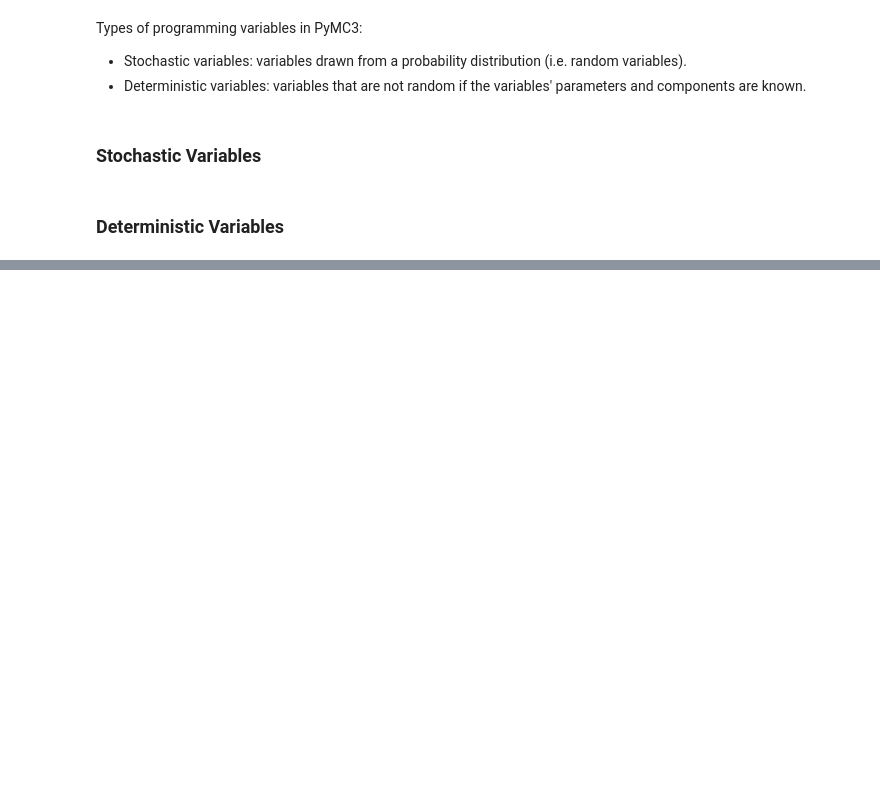
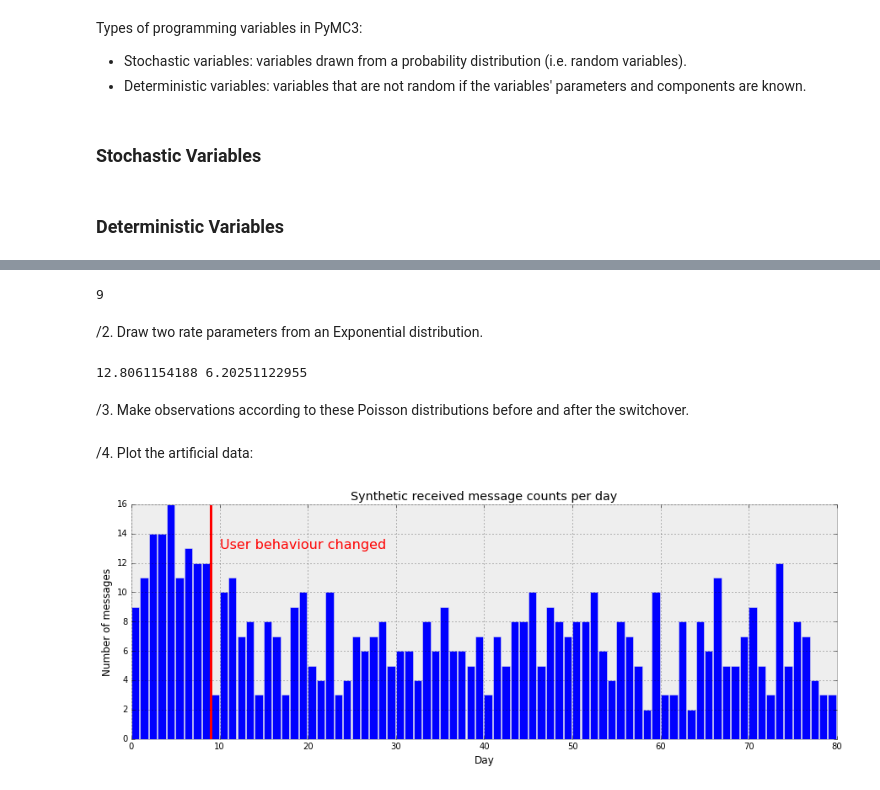
Before and after one commit to JeromeWynne/Probabilistic-Programming-and-Bayesian-Methods-for-Hackers, a Jupyter notebook: Chapter 2 - More on PyMC3.ipynb, the cells around one changed output, grey strips where cells are left out. Cells and saved outputs as stored; diff of their text form; code cells hidden in the pictures; blank space fills up the shorter version.

```diff
--- a/Chapter 2 - More on PyMC3.ipynb
+++ b/Chapter 2 - More on PyMC3.ipynb
@@ -80,0 +161,28 @@ with model:
+# %%
+tau = np.random.randint(0, 80) # Value of a Uniform dist r.v.
+print(tau)
+# %% [output]
+9
+# %% [markdown]
+/2. Draw two rate parameters from an Exponential distribution.
+# %%
+alpha = 1./20.
+lambda_1, lambda_2 = np.random.exponential(scale=1/alpha, size=2)
+print(lambda_1, lambda_2)
+# %% [output]
+12.8061154188 6.20251122955
+# %% [markdown]
+/3. Make observations according to these Poisson distributions before and after the switchover.
+# %%
+data = np.r_[stats.poisson.rvs(mu=lambda_1, size=tau), stats.poisson.rvs(mu=lambda_2, size=80-tau)]
+# %% [markdown]
+/4. Plot the artificial data:
+# %%
+plt.figure(figsize=(15, 5))
+plt.title('Synthetic received message counts per day')
+plt.bar(range(80), data, width=0.9)
+plt.xlabel('Day'); plt.ylabel('Number of messages')
+plt.axvline(x=tau, ymax=max(data), color='r', lw=3);
+plt.text(tau+1, max(data)-3, 'User behaviour changed', color='r', size=16);
+# %% [output]
+[figure, added]
```
Also changed, not shown: parts of 24 cells of this notebook.
